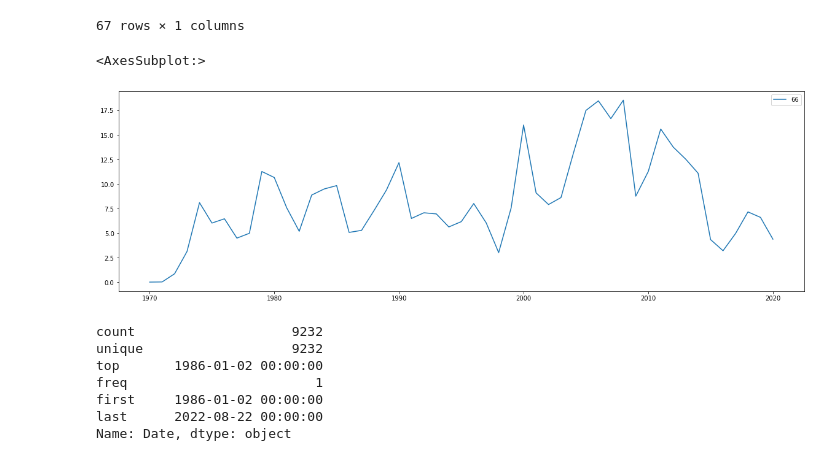
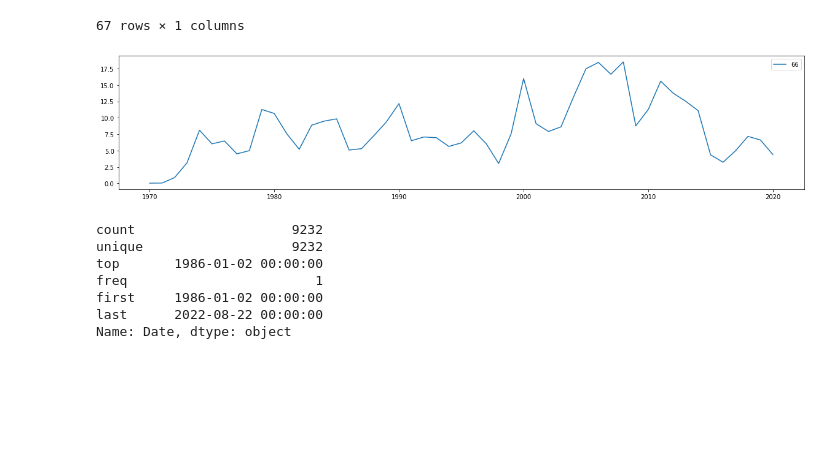
Before and after one commit to Dnbg1982/Oil-Gas-Projects, a Jupyter notebook: Oil Market/Notebooks/Oil_price.ipynb, the cells around one changed output. Drawn from its saved outputs; the diff is of its cells as text; code cells hidden in the pictures; blank space fills up the shorter version.

```diff
--- a/Oil Market/Notebooks/Oil_price.ipynb
+++ b/Oil Market/Notebooks/Oil_price.ipynb
@@ -35,10 +35,9 @@ rents_ecu
 | Unnamed: 66 | NaN |
 67 rows × 1 columns
 # %%
-rents_ecu.iloc[14:-2].plot(figsize=(20,6))
+rents_ecu.iloc[14:-2].plot(figsize=(20,4));
 # %% [output]
-<AxesSubplot:>
-[figure, old version]
+[figure, new version]
 # %%
 data_wti.Date.describe()
 # %% [output]
```
Also changed, not shown: parts of 1 cell of this notebook.
